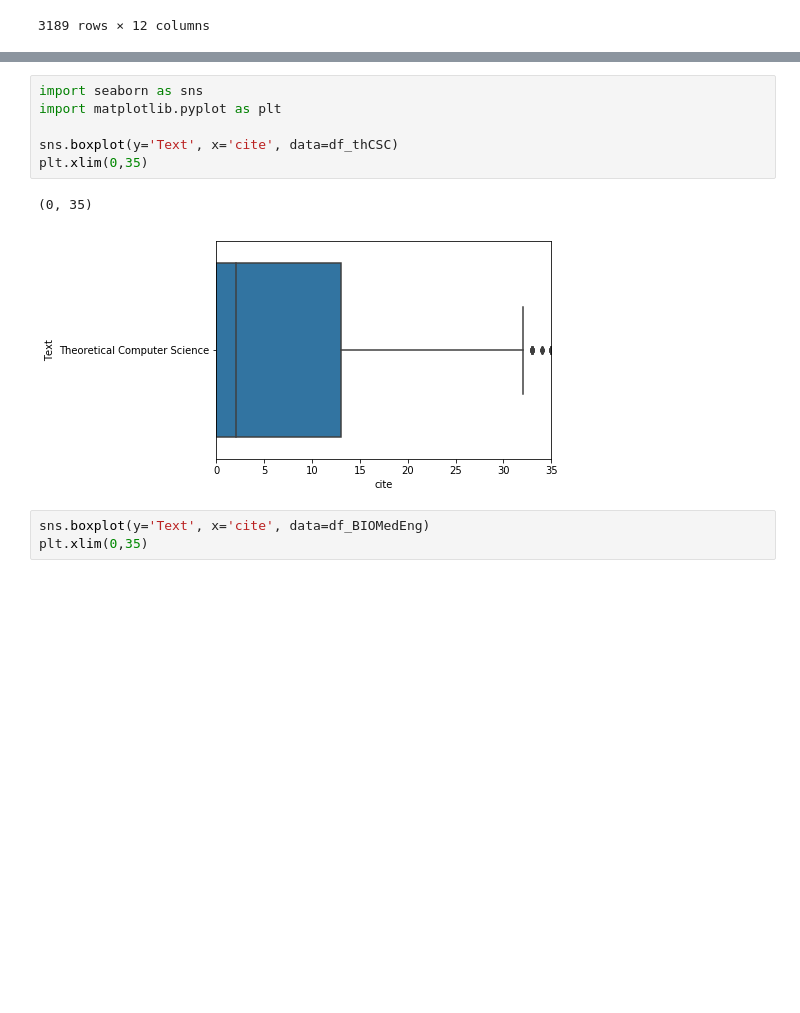
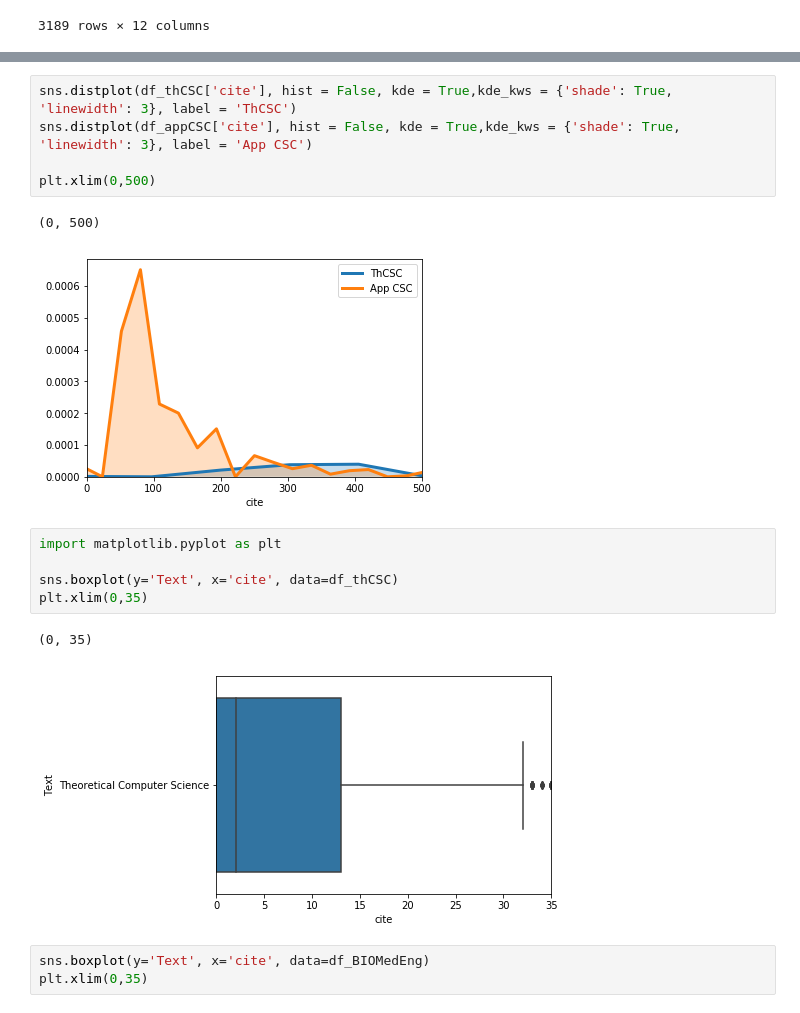
Before and after one commit to UNCG-CSE/Bioinformatics_Trends, a Jupyter notebook: Data Exploration/Logan/Logan_p3_boxplot.ipynb, the cells around one changed output, grey strips where cells are left out. Drawn from its saved outputs; the diff is of its cells as text; blank space fills up the shorter version.

```diff
--- a/Data Exploration/Logan/Logan_p3_boxplot.ipynb
+++ b/Data Exploration/Logan/Logan_p3_boxplot.ipynb
@@ -93,5 +106,12 @@ df_thCSC
+# %%
+sns.distplot(df_thCSC['cite'], hist = False, kde = True,kde_kws = {'shade': True, 'linewidth': 3}, label = 'ThCSC')
+sns.distplot(df_appCSC['cite'], hist = False, kde = True,kde_kws = {'shade': True, 'linewidth': 3}, label = 'App CSC')
+
+plt.xlim(0,500)
+# %% [output]
+(0, 500)
+[figure, added]
 # %%
-import seaborn as sns
 import matplotlib.pyplot as plt
 
 sns.boxplot(y='Text', x='cite', data=df_thCSC)
```
Also changed, not shown: parts of 1 cell of this notebook.
